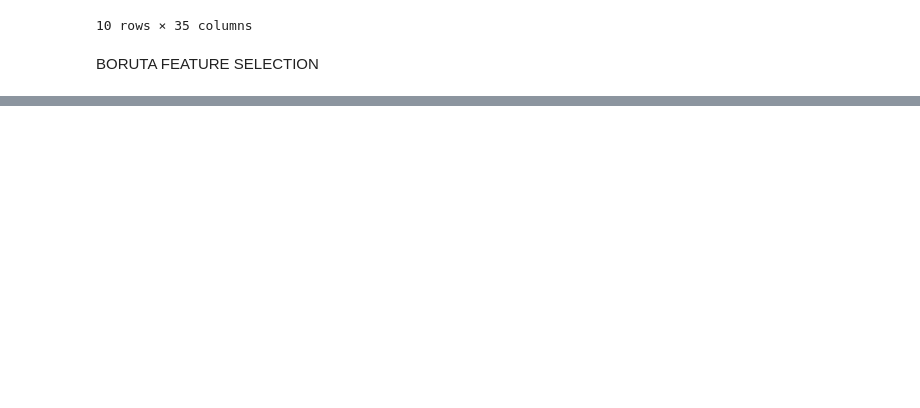
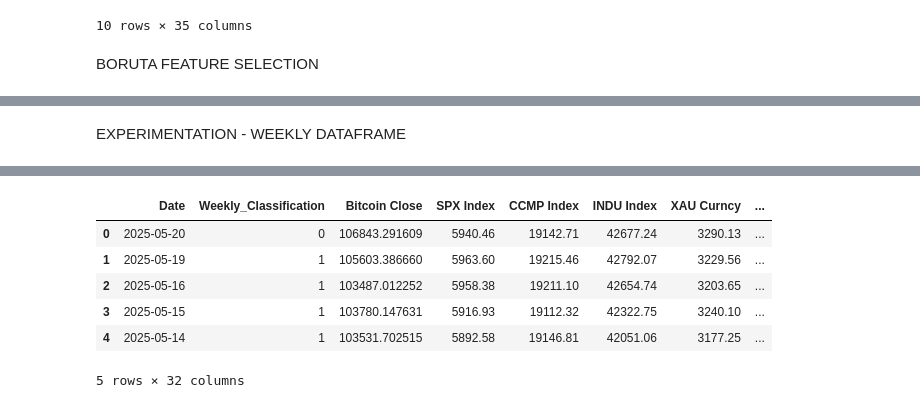
Before and after one commit to sbendre06/Supervised-Learning-BTC-Price-Direction, a Jupyter notebook: Pricing Models/feature-engineering.ipynb, the cells around one changed output, grey strips where cells are left out. Saved outputs shown, nothing was run; the diff lists cells and outputs as text; code cells hidden in the pictures; blank space fills up the shorter version.

Commit message:
7 day lookback period

```diff
--- a/Pricing Models/feature-engineering.ipynb
+++ b/Pricing Models/feature-engineering.ipynb
@@ -564,2 +564,66 @@ Feature selection results (out of 50 trials):
   4. Tr Natural Gas: 1/50 (2.0%)
   5. Tr S&P500: 0/50 (0.0%)
+# %% [markdown]
+EXPERIMENTATION - WEEKLY DATAFRAME
+# %%
+# Create weekly_df with 7-day Bitcoin direction classification
+print("=== CREATING WEEKLY DATAFRAME ===")
+
+# Start with the original df (before transformations)
+# Important: original df has newest dates first
+weekly_df = df.copy()
+
+print(f"Original data date range: {weekly_df['Date'].min()} to {weekly_df['Date'].max()}")
+print(f"Original data shape: {weekly_df.shape}")
+print(f"Data is sorted newest first: {weekly_df['Date'].iloc[0] > weekly_df['Date'].iloc[-1]}")
+
+# Sort by date (earliest first) for proper 7-day calculation
+weekly_df_sorted = weekly_df.sort_values('Date').reset_index(drop=True)
+
+print(f"\nAfter sorting chronologically:")
+print(f"Date range: {weekly_df_sorted['Date'].min()} to {weekly_df_sorted['Date'].max()}")
+
+# Calculate 7-day future price (price 7 days from each date)
+weekly_df_sorted['Bitcoin_Price_7d_Later'] = weekly_df_sorted['Bitcoin Close'].shift(-7)
+
+# Create weekly classification: 1 if price goes up over next 7 days, 0 if down
+weekly_df_sorted['Weekly_Classification'] = (
+    weekly_df_sorted['Bitcoin_Price_7d_Later'] > weekly_df_sorted['Bitcoin Close']
+).astype(int)
+
+# Remove the last 7 rows (most recent in chronological order) since they don't have 7-day future data
+# These correspond to the NEWEST dates in our dataset
+print(f"\nBefore removing rows without future data: {weekly_df_sorted.shape}")
+weekly_df_sorted = weekly_df_sorted.dropna(subset=['Bitcoin_Price_7d_Later']).reset_index(drop=True)
+print(f"After removing rows without future data: {weekly_df_sorted.shape}")
+
+# Clean up temporary columns
+weekly_df_sorted = weekly_df_sorted.drop(['Bitcoin_Price_7d_Later', 'Classification Variable'], axis=1)
+
+# Sort back to newest first (to match original format)
+weekly_df = weekly_df_sorted.sort_values('Date', ascending=False).reset_index(drop=True)
+
+# Reorder columns to put Weekly_Classification second
+cols = weekly_df.columns.tolist()
+cols.remove('Weekly_Classification')
+cols.insert(1, 'Weekly_Classification')
+weekly_df = weekly_df[cols]
+
+# Show weekly direction stats
+weekly_direction_counts = weekly_df['Weekly_Classification'].value_counts()
+weekly_direction_pct = weekly_df['Weekly_Classification'].value_counts(normalize=True) * 100
+
+print(f"\nWeekly Classification Results:")
+print(f"   • 7-Day Price Up (1): {weekly_direction_counts[1]:,} periods ({weekly_direction_pct[1]:.1f}%)")
+print(f"   • 7-Day Price Down (0): {weekly_direction_counts[0]:,} periods ({weekly_direction_pct[0]:.1f}%)")
+
+print(f"\nFinal weekly dataset:")
+print(f"Shape: {weekly_df.shape}")
+print(f"Date range: {weekly_df['Date'].min()} to {weekly_df['Date'].max()}")
+print(f"Newest dates removed (no future data): {7} rows")
+
+print(f"\nExample of classification logic:")
+print("For each date, Weekly_Classification = 1 if Bitcoin price 7 days later > Bitcoin price on that date")
+print("\nFirst few rows (newest dates):")
+weekly_df.head()
+# %% [output]
@@ -565,0 +647,7 @@ Feature selection results (out of 50 trials):
+|  | Date | Weekly_Classification | Bitcoin Close | SPX Index | CCMP Index | INDU Index | XAU Curncy | ... |
+| 0 | 2025-05-20 | 0 | 106843.291609 | 5940.46 | 19142.71 | 42677.24 | 3290.13 | ... |
+| 1 | 2025-05-19 | 1 | 105603.386660 | 5963.60 | 19215.46 | 42792.07 | 3229.56 | ... |
+| 2 | 2025-05-16 | 1 | 103487.012252 | 5958.38 | 19211.10 | 42654.74 | 3203.65 | ... |
+| 3 | 2025-05-15 | 1 | 103780.147631 | 5916.93 | 19112.32 | 42322.75 | 3240.10 | ... |
+| 4 | 2025-05-14 | 1 | 103531.702515 | 5892.58 | 19146.81 | 42051.06 | 3177.25 | ... |
+5 rows × 32 columns
```
Also changed, not shown: parts of 5 cells of this notebook.
